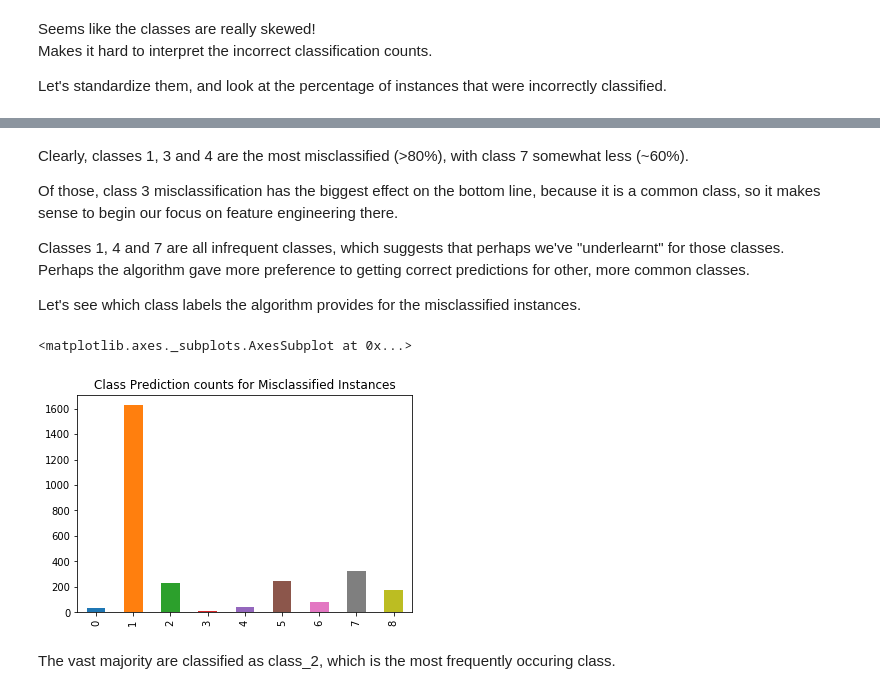
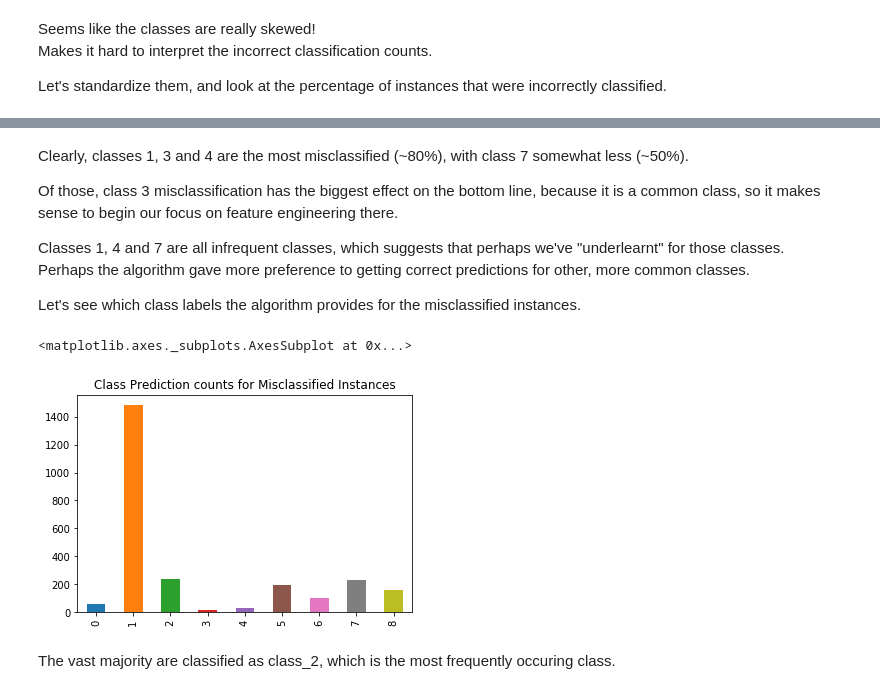
Before and after one commit to JacobCP/Category-Classification, a Jupyter notebook: Kaggle - Otto Product Classification.ipynb, the cells around one changed output, grey strips where cells are left out. Cells and saved outputs as stored; diff of their text form; code cells hidden in the pictures.

```diff
--- a/Kaggle - Otto Product Classification.ipynb
+++ b/Kaggle - Otto Product Classification.ipynb
@@ -221,7 +221,7 @@ epoch_test_accuracies.append(accuracy.eval({X_batch: np.transpose(X_test_normali
 batch_size = 1000
 batches_in_epoch = int(X_train.shape[0] / batch_size)
 remainder = X_train.shape[0] % batch_size
-train_epochs = 500 # should be enough, see where the peek is, then rerun that amount
+train_epochs = 450 # should be enough, see where the peek is, then rerun that amount
 
 
 batch_start = 0
@@ -447,5 +446,5 @@ incorrect_plot
 # %% [markdown]
-Clearly, classes 1, 3 and 4 are the most misclassified (>80%), with class 7 somewhat less (~60%).
+Clearly, classes 1, 3 and 4 are the most misclassified (~80%), with class 7 somewhat less (~50%).
 
 Of those, class 3 misclassification has the biggest effect on the bottom line, because it is a common class, so it makes sense to begin our focus on feature engineering there.
 
@@ -454,11 +453,11 @@ Perhaps the algorithm gave more preference to getting correct predictions for ot
 
 Let's see which class labels the algorithm provides for the misclassified instances.
 # %%
-X_test_analysis[~X_test_analysis["correct_prediction"]]["predictions"].value_counts().loc[numbers_orders].plot(kind="bar",
+X_test_analysis[~X_test_analysis["correct_prediction"]]["predictions"].value_counts().loc[numbers_order].plot(kind="bar",
                                                             title = "Class Prediction counts for Misclassified Instances")
 # %% [output]
 <matplotlib.axes._subplots.AxesSubplot at 0x...>
-[figure, old version]
+[figure, new version]
 # %% [markdown]
 The vast majority are classified as class_2, which is the most frequently occuring class.
 # %% [markdown]
```
Also changed, not shown: parts of 5 cells of this notebook.
